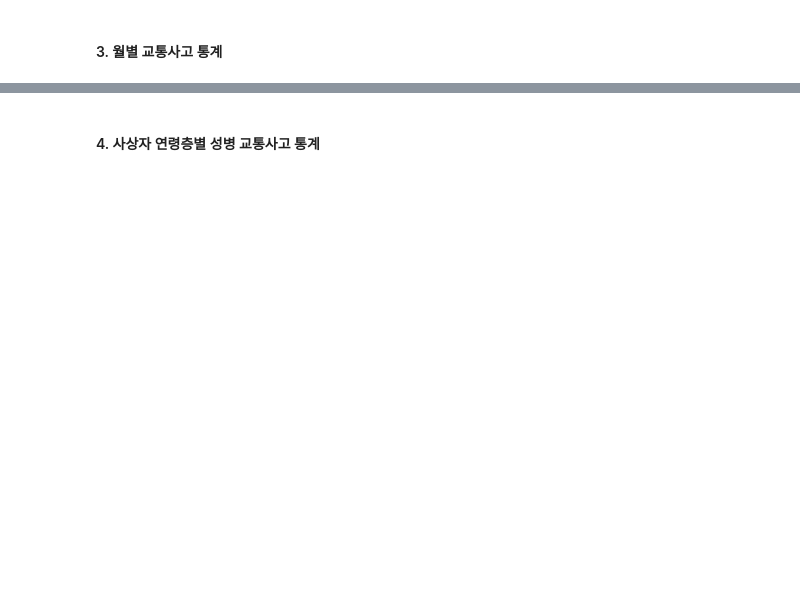
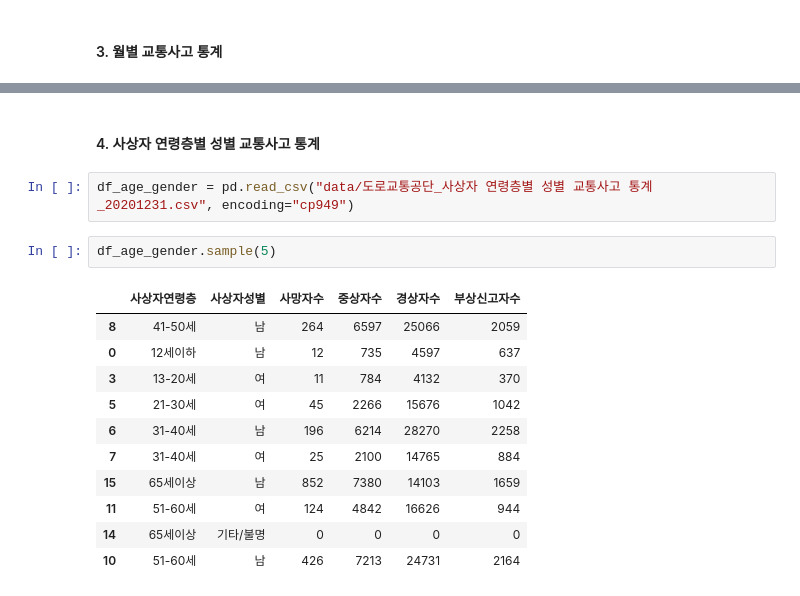
Before and after one commit to nuyhc/Mini_Project, a Jupyter notebook: 3. Traffic Accident Data Analysis/traffic_accident_data_analysis.ipynb, the cells around one changed output, grey strips where cells are left out. Cells and saved outputs as stored; diff of their text form; blank space fills up the shorter version.

```diff
--- a/3. Traffic Accident Data Analysis/traffic_accident_data_analysis.ipynb
+++ b/3. Traffic Accident Data Analysis/traffic_accident_data_analysis.ipynb
@@ -33,2 +165,18 @@ import numpy as np
 # %% [markdown]
-#### 4. 사상자 연령층별 성병 교통사고 통계
+#### 4. 사상자 연령층별 성별 교통사고 통계
+# %%
+df_age_gender = pd.read_csv("data/도로교통공단_사상자 연령층별 성별 교통사고 통계_20201231.csv", encoding="cp949")
+# %%
+df_age_gender.sample(5)
+# %% [output]
+|  | 사상자연령층 | 사상자성별 | 사망자수 | 중상자수 | 경상자수 | 부상신고자수 |
+| 8 | 41-50세 | 남 | 264 | 6597 | 25066 | 2059 |
+| 0 | 12세이하 | 남 | 12 | 735 | 4597 | 637 |
+| 3 | 13-20세 | 여 | 11 | 784 | 4132 | 370 |
+| 5 | 21-30세 | 여 | 45 | 2266 | 15676 | 1042 |
+| 6 | 31-40세 | 남 | 196 | 6214 | 28270 | 2258 |
+| 7 | 31-40세 | 여 | 25 | 2100 | 14765 | 884 |
+| 15 | 65세이상 | 남 | 852 | 7380 | 14103 | 1659 |
+| 11 | 51-60세 | 여 | 124 | 4842 | 16626 | 944 |
+| 14 | 65세이상 | 기타/불명 | 0 | 0 | 0 | 0 |
+| 10 | 51-60세 | 남 | 426 | 7213 | 24731 | 2164 |
```
Also changed, not shown: parts of 18 cells of this notebook.
